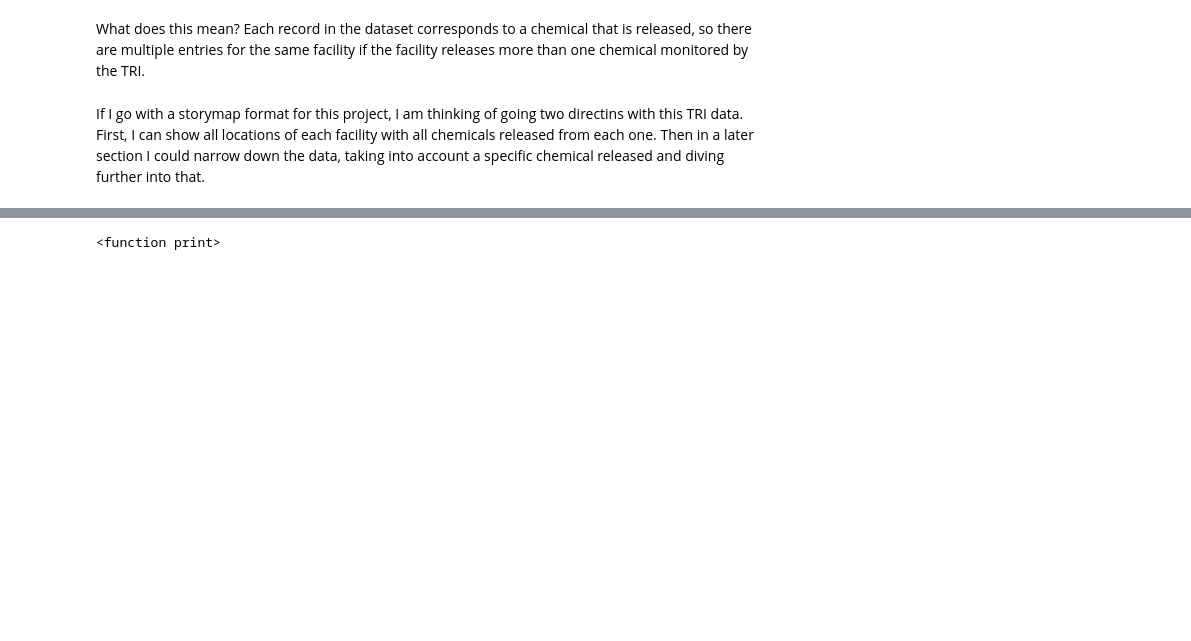
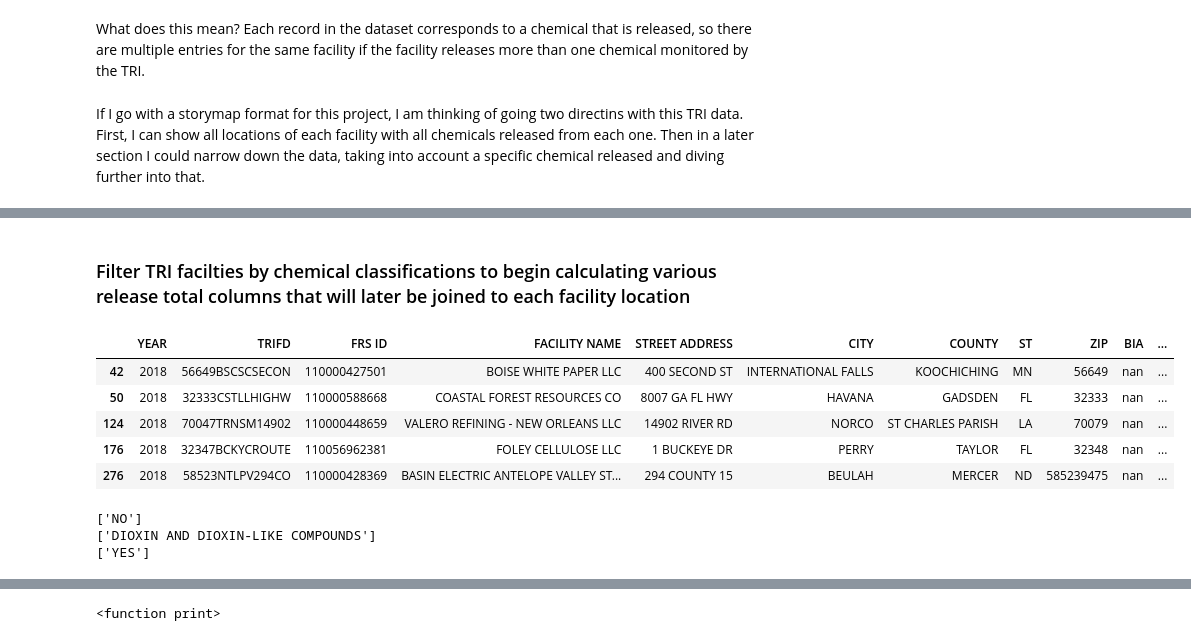
Before and after one commit to EileenGrady/us-industrial-pollution, a Jupyter notebook: TRI-data-exploration.ipynb, the cells around one changed output, grey strips where cells are left out. Drawn from its saved outputs; the diff is of its cells as text; code cells hidden in the pictures; blank space fills up the shorter version.

```diff
--- a/TRI-data-exploration.ipynb
+++ b/TRI-data-exploration.ipynb
@@ -296,0 +335,23 @@ If I go with a storymap format for this project, I am thinking of going two dire
+# %% [markdown]
+### Filter TRI facilties by chemical classifications to begin calculating various release total columns that will later be joined to each facility location
+# %%
+# isolate dioxins because these are measured in grams
+dioxins = df[(df['CLASSIFICATION'] == 'Dioxin')]
+dioxins.head()
+# %% [output]
+|  | YEAR | TRIFD | FRS ID | FACILITY NAME | STREET ADDRESS | CITY | COUNTY | ST | ZIP | BIA | ... |
+| 42 | 2018 | 56649BSCSCSECON | 110000427501 | BOISE WHITE PAPER LLC | 400 SECOND ST | INTERNATIONAL FALLS | KOOCHICHING | MN | 56649 | nan | ... |
+| 50 | 2018 | 32333CSTLLHIGHW | 110000588668 | COASTAL FOREST RESOURCES CO | 8007 GA FL HWY | HAVANA | GADSDEN | FL | 32333 | nan | ... |
+| 124 | 2018 | 70047TRNSM14902 | 110000448659 | VALERO REFINING - NEW ORLEANS LLC | 14902 RIVER RD | NORCO | ST CHARLES PARISH | LA | 70079 | nan | ... |
+| 176 | 2018 | 32347BCKYCROUTE | 110056962381 | FOLEY CELLULOSE LLC | 1 BUCKEYE DR | PERRY | TAYLOR | FL | 32348 | nan | ... |
+| 276 | 2018 | 58523NTLPV294CO | 110000428369 | BASIN ELECTRIC ANTELOPE VALLEY ST... | 294 COUNTY 15 | BEULAH | MERCER | ND | 585239475 | nan | ... |
+# %%
+# check values of columns
+# all dixoins are carcinogens, and are listed underneath the same chemical name, and are not metals
+print(dioxins['METAL'].unique())
+print(dioxins['CHEMICAL'].unique())
+print(dioxins['CARCINOGEN'].unique())
+# %% [output]
+['NO']
+['DIOXIN AND DIOXIN-LIKE COMPOUNDS']
+['YES']
```
Also changed, not shown: parts of 34 cells of this notebook, 1 other file.
